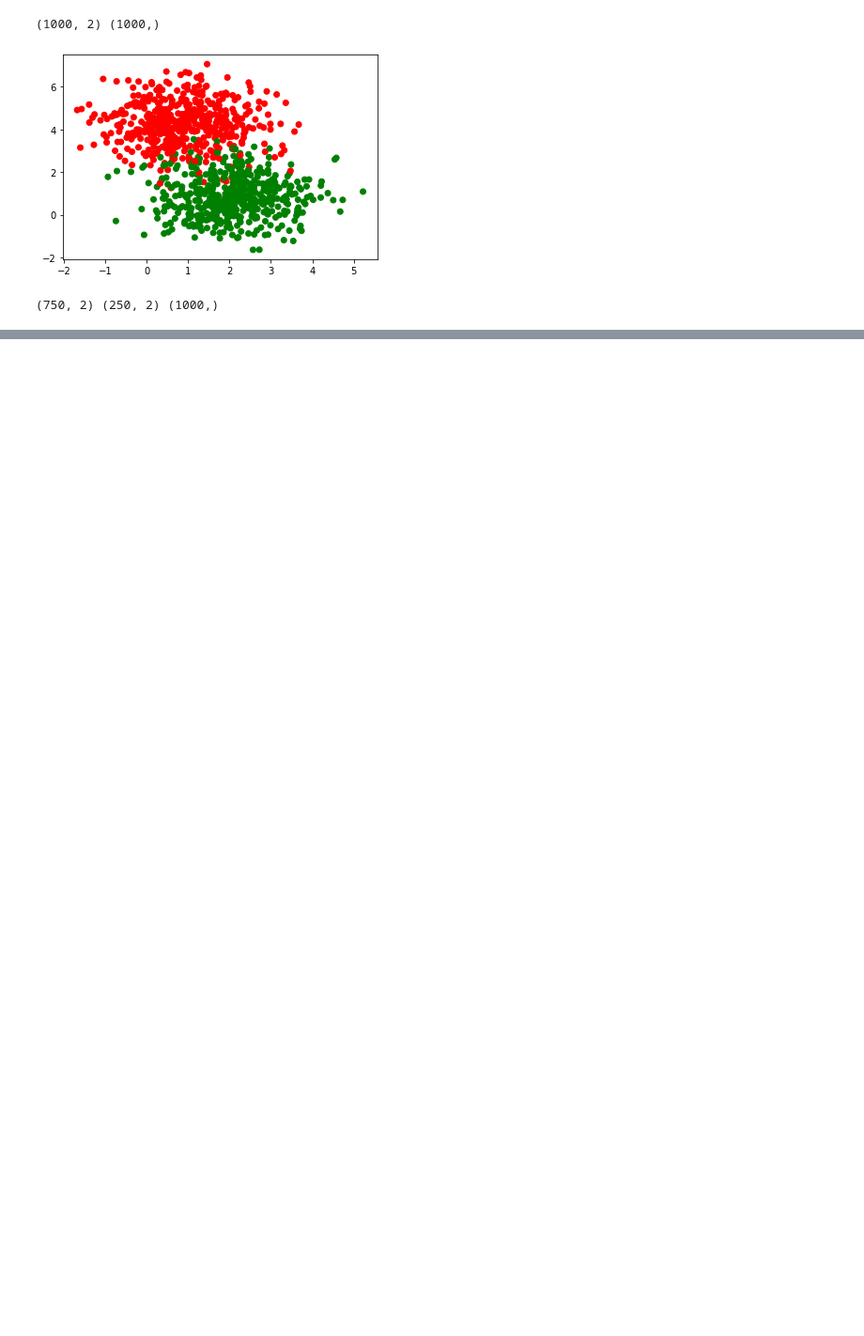
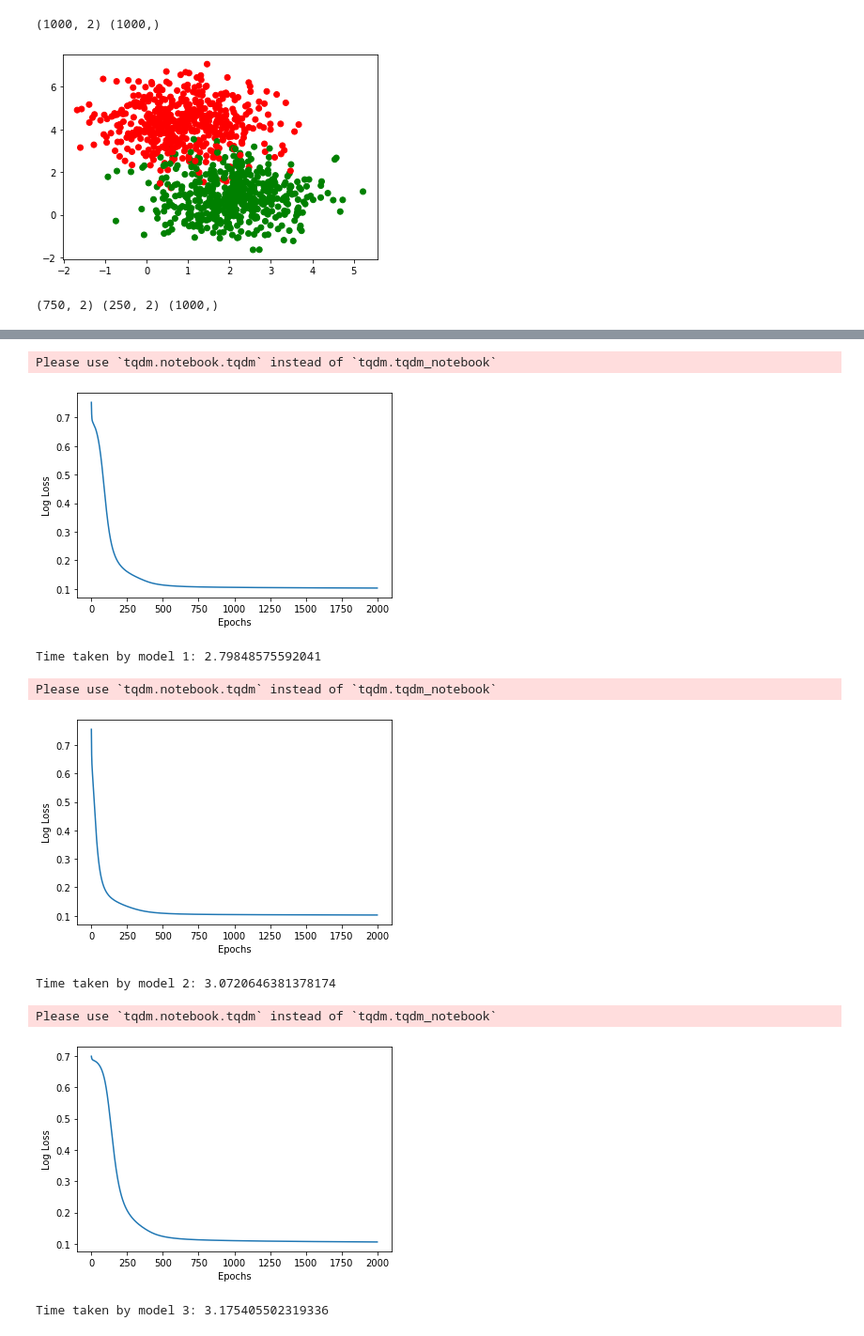
Before and after one commit to binodmathews93/GUVI-DeepLearning, a Jupyter notebook: VectorizedFeedForwardNetworks.ipynb, the cells around one changed output, grey strips where cells are left out. Shown: that part at 94% size. Cells and saved outputs as stored; diff of their text form; code cells hidden in the pictures; blank space fills up the shorter version.

```diff
--- a/VectorizedFeedForwardNetworks.ipynb
+++ b/VectorizedFeedForwardNetworks.ipynb
@@ -549,0 +647,20 @@ Time taken by model 1: 1.0497136116027832
+# %%
+models_init = [FFGNNetwork(2, [2,2]),FFGNNetwork(2, [3,3]),FFGNNetwork(2, [2,2,2])]
+models = []
+for idx, model in enumerate(models_init, start=1):
+  tic = time.time()
+  ffgn_specific = model
+  ffgn_specific.fit(Xs_train,np.expand_dims(Ys_train,1),epochs=2000,learning_rate=.5,display_loss=True)
+  models.append(ffgn_specific)
+  toc = time.time()
+  print("Time taken by model {}: {}".format(idx, toc-tic))
+# %% [output]
+Please use `tqdm.notebook.tqdm` instead of `tqdm.tqdm_notebook`
+[figure, added]
+Time taken by model 1: 2.79848575592041
+Please use `tqdm.notebook.tqdm` instead of `tqdm.tqdm_notebook`
+[figure, added]
+Time taken by model 2: 3.0720646381378174
+Please use `tqdm.notebook.tqdm` instead of `tqdm.tqdm_notebook`
+[figure, added]
+Time taken by model 3: 3.175405502319336
```
Also changed, not shown: parts of 8 cells of this notebook.
